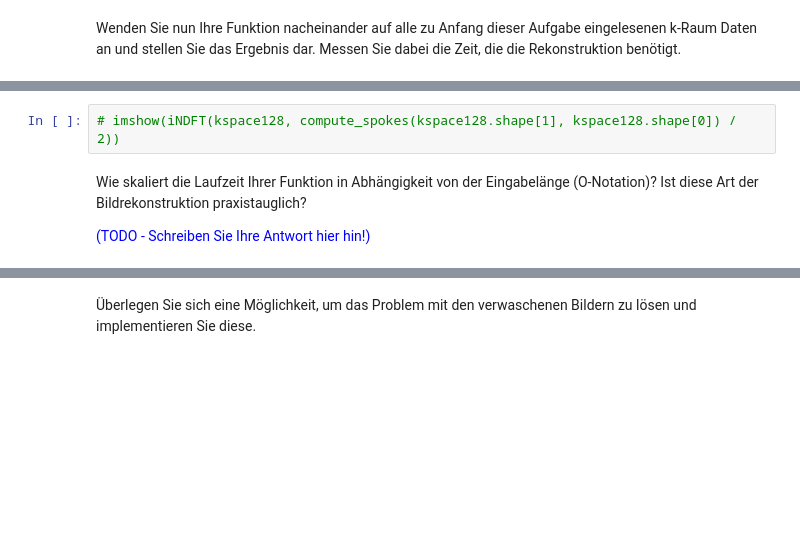
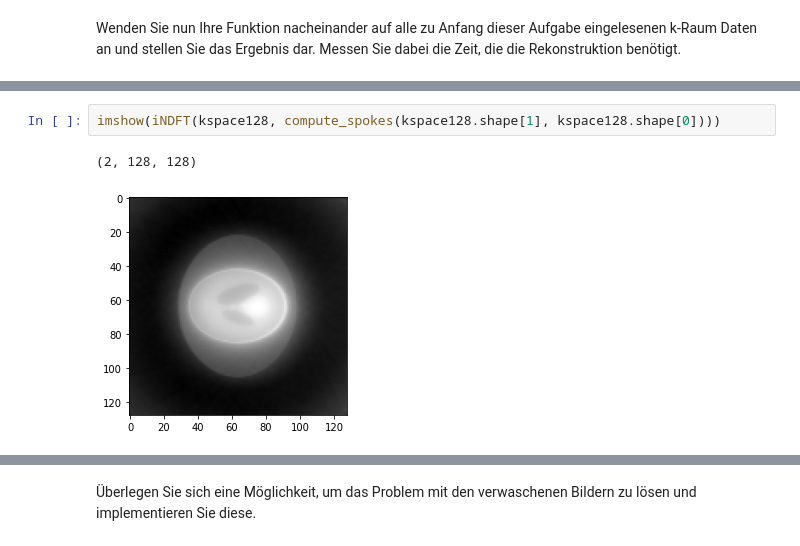
Before and after one commit to DaveMichaelson/Magnetresonanzbildgebung, a Jupyter notebook: 06.ipynb, the cells around one changed output, grey strips where cells are left out. Cells and saved outputs as stored; diff of their text form; blank space fills up the shorter version.

```diff
--- a/06.ipynb
+++ b/06.ipynb
@@ -177,6 +173,5 @@ imshow(iNDFT(kspace32, compute_spokes(kspace32.shape[1], kspace32.shape[0]) / 8)
 # %%
-# imshow(iNDFT(kspace128, compute_spokes(kspace128.shape[1], kspace128.shape[0]) / 2))
+imshow(iNDFT(kspace128, compute_spokes(kspace128.shape[1], kspace128.shape[0])))
+# %% [output]
+(2, 128, 128)
+[figure, added]
-# %% [markdown]
-Wie skaliert die Laufzeit Ihrer Funktion in Abhängigkeit von der Eingabelänge (O-Notation)? Ist diese Art der Bildrekonstruktion praxistauglich?
-
-<span style="color:blue">(TODO - Schreiben Sie Ihre Antwort hier hin!) </span>
```
Also changed, not shown: parts of 9 cells of this notebook, 1 other file.
